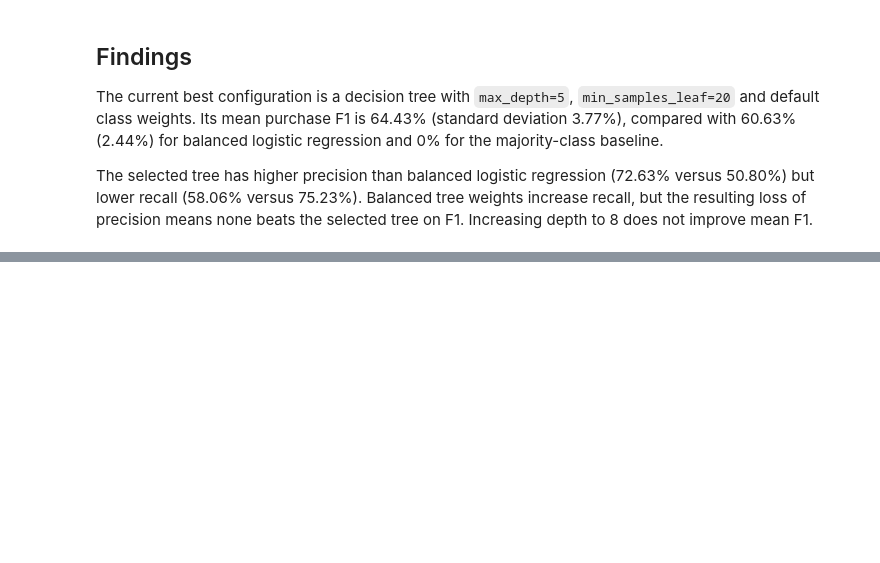
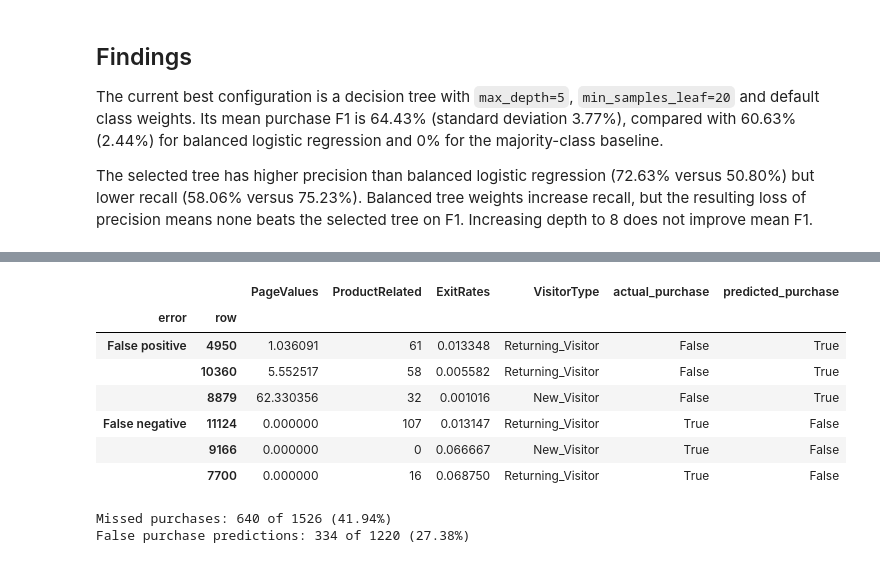
Before and after one commit to Olszewski-Jakub/Online-Shoppers-Purchasing-Intention, a Jupyter notebook: notebooks/06_model_comparison.ipynb, the cells around one changed output, grey strips where cells are left out. Saved outputs shown, nothing was run; the diff lists cells and outputs as text; code cells hidden in the pictures; blank space fills up the shorter version.

```diff
--- a/notebooks/06_model_comparison.ipynb
+++ b/notebooks/06_model_comparison.ipynb
@@ -167,0 +210,28 @@ The selected tree has higher precision than balanced logistic regression (72.63%
+# %%
+errors = X_train.copy()
+errors["actual_purchase"] = y_train
+errors["predicted_purchase"] = oof_predictions
+false_positives = errors[~errors["actual_purchase"] & errors["predicted_purchase"]]
+false_negatives = errors[errors["actual_purchase"] & ~errors["predicted_purchase"]]
+example_columns = [
+    "PageValues", "ProductRelated", "ExitRates", "VisitorType",
+    "actual_purchase", "predicted_purchase",
+]
+display(pd.concat({
+    "False positive": false_positives.head(3),
+    "False negative": false_negatives.head(3),
+}, names=["error", "row"])[example_columns])
+print(f"Missed purchases: {fn} of {fn + tp} ({fn / (fn + tp):.2%})")
+print(f"False purchase predictions: {fp} of {fp + tp} ({fp / (fp + tp):.2%})")
+assert len(false_positives) == fp and len(false_negatives) == fn
+# %% [output]
+|  |  | PageValues | ProductRelated | ExitRates | VisitorType | actual_purchase | predicted_purchase |
+| error | row |  |  |  |  |  |  |
+| False positive | 4950 | 1.036091 | 61 | 0.013348 | Returning_Visitor | False | True |
+|  | 10360 | 5.552517 | 58 | 0.005582 | Returning_Visitor | False | True |
+|  | 8879 | 62.330356 | 32 | 0.001016 | New_Visitor | False | True |
+| False negative | 11124 | 0.000000 | 107 | 0.013147 | Returning_Visitor | True | False |
+|  | 9166 | 0.000000 | 0 | 0.066667 | New_Visitor | True | False |
+|  | 7700 | 0.000000 | 16 | 0.068750 | Returning_Visitor | True | False |
+Missed purchases: 640 of 1526 (41.94%)
+False purchase predictions: 334 of 1220 (27.38%)
```
Also changed, not shown: parts of 5 cells of this notebook.
